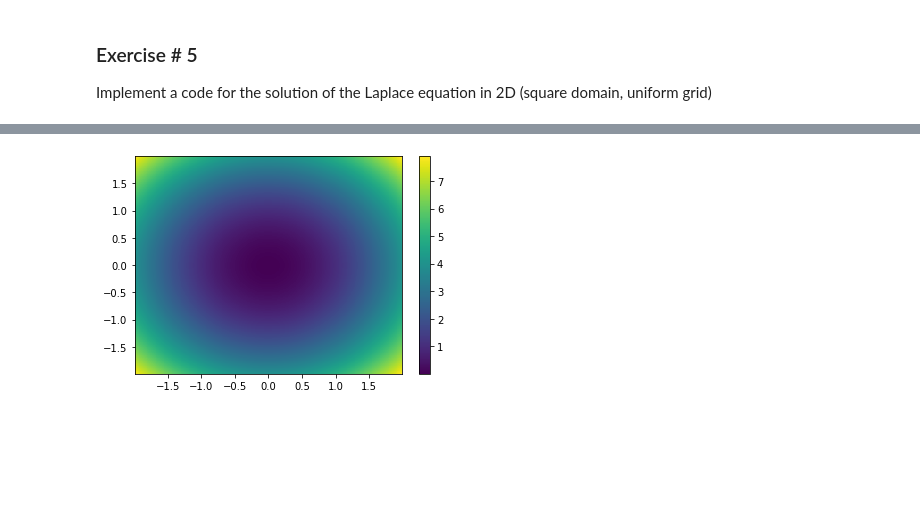
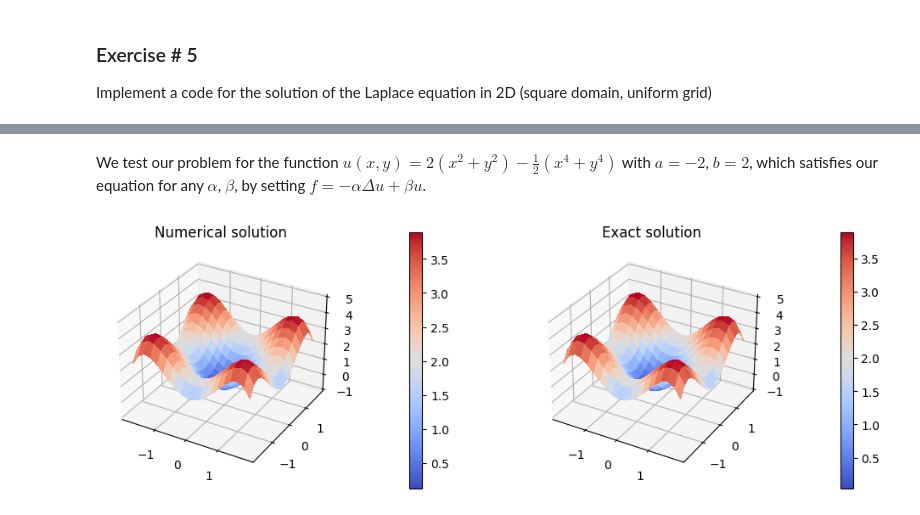
Before and after one commit to carlosmunozmoncayo/AMCS-329, a Jupyter notebook: HW1.ipynb, the cells around one changed output, grey strips where cells are left out. Saved outputs shown, nothing was run; the diff lists cells and outputs as text; code cells hidden in the pictures; blank space fills up the shorter version.

```diff
--- a/HW1.ipynb
+++ b/HW1.ipynb
@@ -258,36 +253,44 @@ Test_Ex5(1000)
-# %%
-def Test_Ex5(m):
-    a=-2.
-    b=2.
-    f=lambda x,y: -4+0.2*(x**2+y**2)#-4.*(x/x)
-    u_ex=lambda x,y: -x**2-y**2
-    alpha=-1.
-    beta=0.01
-    U,(X,Y)=Laplace_2D(a,b,alpha,beta,f,u_ex,m)
-    #x_refined=np.linspace(a,b,1000)
-    U_exact=u_ex(X,Y)
-    #U=np.concatenate(([0.],U,[.0]))
-    U=U.reshape([m,m])
-    plt.pcolor(X,Y,U)
-    plt.colorbar();
-    #plot_sol(U,x,U_exact,x_refined,title="Ex1: Uniform grid, homogeneous BC")
-
-def Test_Ex5(m):
-    a=-2.
-    b=2.
-    alpha=1.
-    beta=0.
-
-    u_ex=lambda x,y: x**2+y**2#2*(x**2+y**2)-0.5*(x**4+y**4)
-    lap_u_ex=lambda x,y: 4.*(x/x)#8.-6*(x**2+y**2)
-    f=lambda x,y: -alpha*lap_u_ex(x,y)+beta*u_ex(x,y)
-
-    U,(X,Y)=Laplace_2D(a,b,alpha,beta,f,u_ex,m)
-    U_exact=u_ex(X,Y)
-    U=U.reshape([m,m])
-    plt.pcolor(X,Y,U_exact)
-    plt.colorbar();
-    #plot_sol(U,x,U_exact,x_refined,title="Ex1: Uniform grid, homogeneous BC")
-Test_Ex5(300)
-# %% [output]
-[figure, removed]
+# %% [markdown]
+We test our problem for the function $u(x,y)=2\left(x^2+y^2\right)-\frac12\left(x^4+y^4\right)$ with $a=-2$, $b=2$, which satisfies our equation for any $\alpha$, $\beta$, by setting $f=-\alpha \Delta u+\beta u$.
+# %%
+def Test_Ex5(m):
+    a=-2.
+    b=2.
+    alpha=1.
+    beta=-3.
+
+    u_ex=lambda x,y: 2*(x**2+y**2)-0.5*(x**4+y**4) #x**2+y**2#
+    lap_u_ex=lambda x,y: 8.-6*(x**2+y**2) #4.*(x/x)#
+    f=lambda x,y: -alpha*lap_u_ex(x,y)+beta*u_ex(x,y)
+
+    U,(X,Y)=Laplace_2D(a,b,alpha,beta,f,u_ex,m)
+    U_exact=u_ex(X,Y)
+    U=U.reshape([m,m])
+
+    #Plotting results
+
+    #---- First subplot
+    from mpl_toolkits.mplot3d.axes3d import Axes3D
+    from matplotlib import cm
+    from matplotlib.ticker import LinearLocator
+    fig = plt.figure(figsize=(12,8), dpi= 100)
+    ax = fig.add_subplot(1, 2, 1, projection='3d')
+    ax.set_title("Numerical solution")
+    surf = ax.plot_surface(X, Y, U, rstride=1, cstride=1, cmap=cm.coolwarm,
+                           linewidth=0, antialiased=False)
+    ax.set_zlim3d(-1., 5.)
+    fig.colorbar(surf, shrink=0.5, aspect=20, pad=0.2)
+
+    #---- Second subplot
+    ax = fig.add_subplot(1, 2, 2, projection='3d')
+    ax.set_title("Exact solution")
+    surf = ax.plot_surface(X, Y, U_exact, rstride=1, cstride=1, cmap=cm.coolwarm,
+                           linewidth=0, antialiased=False)
+    ax.set_zlim3d(-1., 5.)
+    fig.colorbar(surf, shrink=0.5, aspect=20, pad=0.2)
+
+    plt.show()
+
+Test_Ex5(20)
+# %% [output]
+[figure, added]
```
Also changed, not shown: parts of 4 cells of this notebook.
